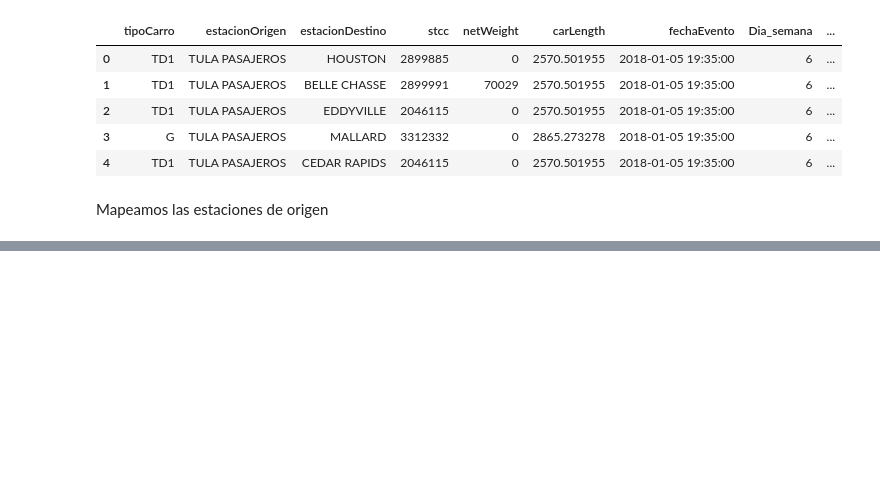
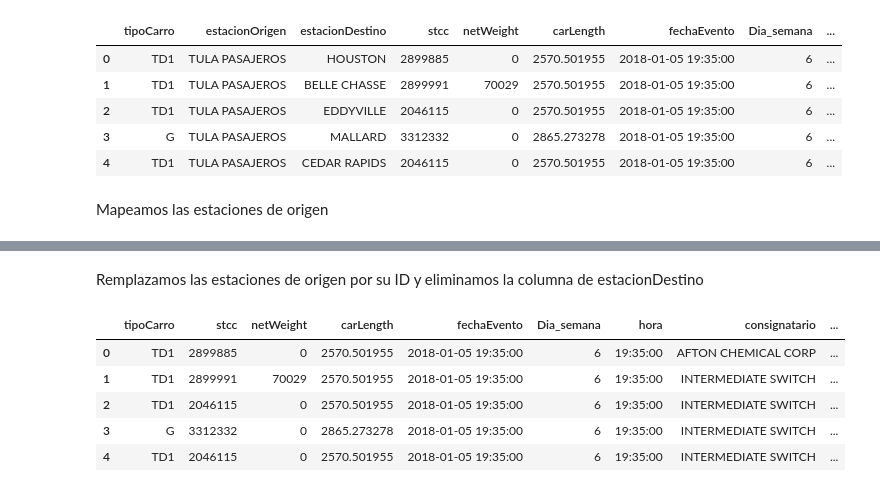
Before and after one commit to BrunoFerrovalle/Modelo_Llegadas, a Jupyter notebook: Modelo.ipynb, the cells around one changed output, grey strips where cells are left out. Cells and saved outputs as stored; diff of their text form; code cells hidden in the pictures; blank space fills up the shorter version.

```diff
--- a/Modelo.ipynb
+++ b/Modelo.ipynb
@@ -96,0 +126,8 @@ print(tcargos_df.head())
+# %%
+# Crear un diccionario que asigne un ID único a cada valor de estacionDestino
+unique_estaciones_destino = merged_df['estacionDestino'].unique()
+estacion_destino_id_map = {estacion: idx for idx, estacion in enumerate(unique_estaciones_destino)}
+
+# Crear un DataFrame a partir del diccionario de mapeo
+estacion_destino_id_df = pd.DataFrame(list(estacion_destino_id_map.items()), columns=['estacionDestino', 'ID'])
+estacion_destino_id_df.head()
@@ -96,0 +141,26 @@ print(tcargos_df.head())
+# %% [markdown]
+Remplazamos las estaciones de origen por su ID y eliminamos la columna de estacionDestino
+# %%
+# Mapear los valores de estacionDestino a sus correspondientes IDs
+merged_df['estacionDestino_id'] = merged_df['estacionDestino'].map(estacion_destino_id_map)
+
+# Mostrar las primeras filas del DataFrame actualizado
+merged_df.head()
+
+"""
+Cell generated by Data Wrangler.
+"""
+def clean_data(merged_df):
+    # Drop column: 'estacionOrigen'
+    merged_df = merged_df.drop(columns=['estacionDestino'])
+    return merged_df
+
+merged_df = clean_data(merged_df.copy())
+merged_df.head()
+# %% [output]
+|  | tipoCarro | stcc | netWeight | carLength | fechaEvento | Dia_semana | hora | consignatario | ... |
+| 0 | TD1 | 2899885 | 0 | 2570.501955 | 2018-01-05 19:35:00 | 6 | 19:35:00 | AFTON CHEMICAL CORP | ... |
+| 1 | TD1 | 2899991 | 70029 | 2570.501955 | 2018-01-05 19:35:00 | 6 | 19:35:00 | INTERMEDIATE SWITCH | ... |
+| 2 | TD1 | 2046115 | 0 | 2570.501955 | 2018-01-05 19:35:00 | 6 | 19:35:00 | INTERMEDIATE SWITCH | ... |
+| 3 | G | 3312332 | 0 | 2865.273278 | 2018-01-05 19:35:00 | 6 | 19:35:00 | INTERMEDIATE SWITCH | ... |
+| 4 | TD1 | 2046115 | 0 | 2570.501955 | 2018-01-05 19:35:00 | 6 | 19:35:00 | INTERMEDIATE SWITCH | ... |
```
Also changed, not shown: parts of 8 cells of this notebook, 4 other files.
